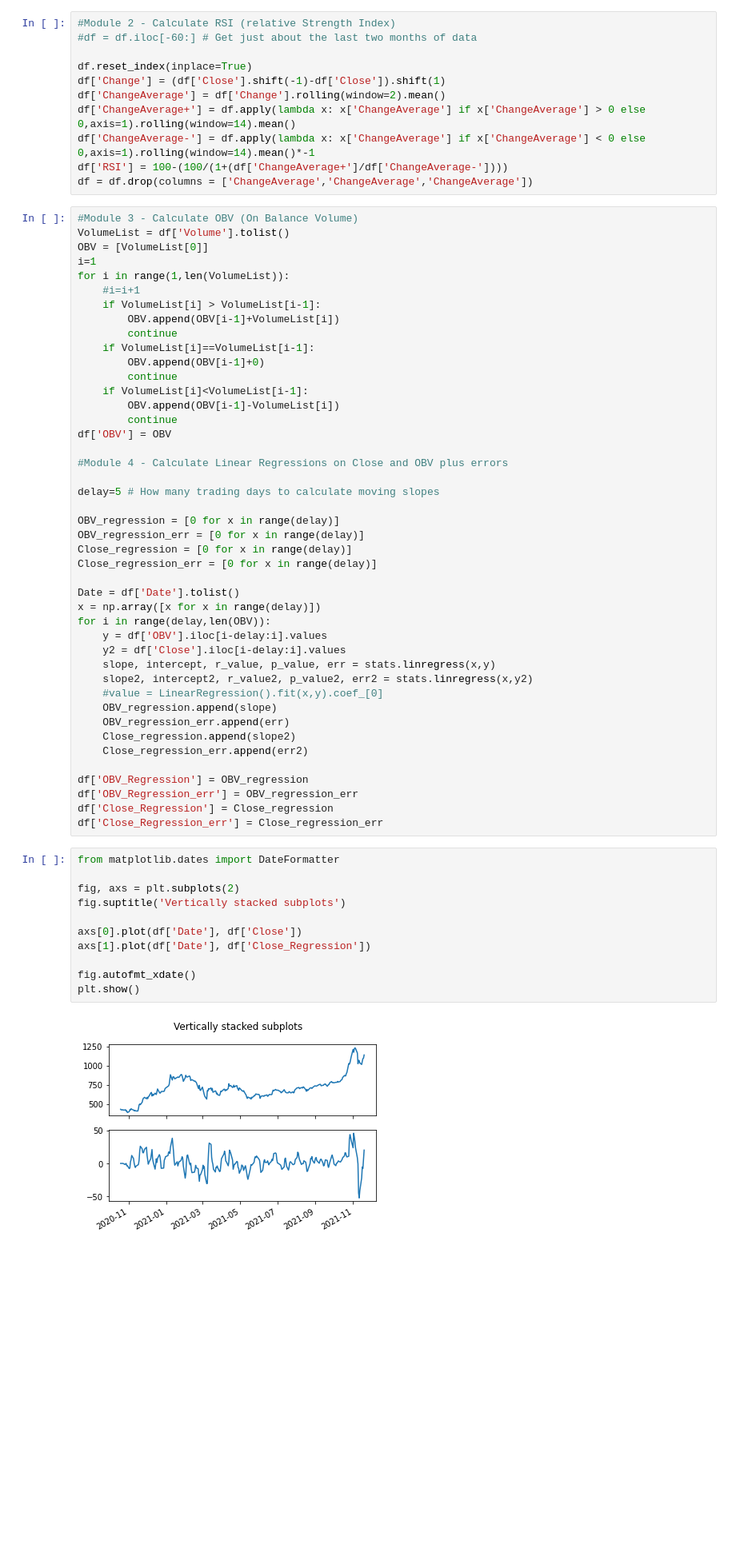
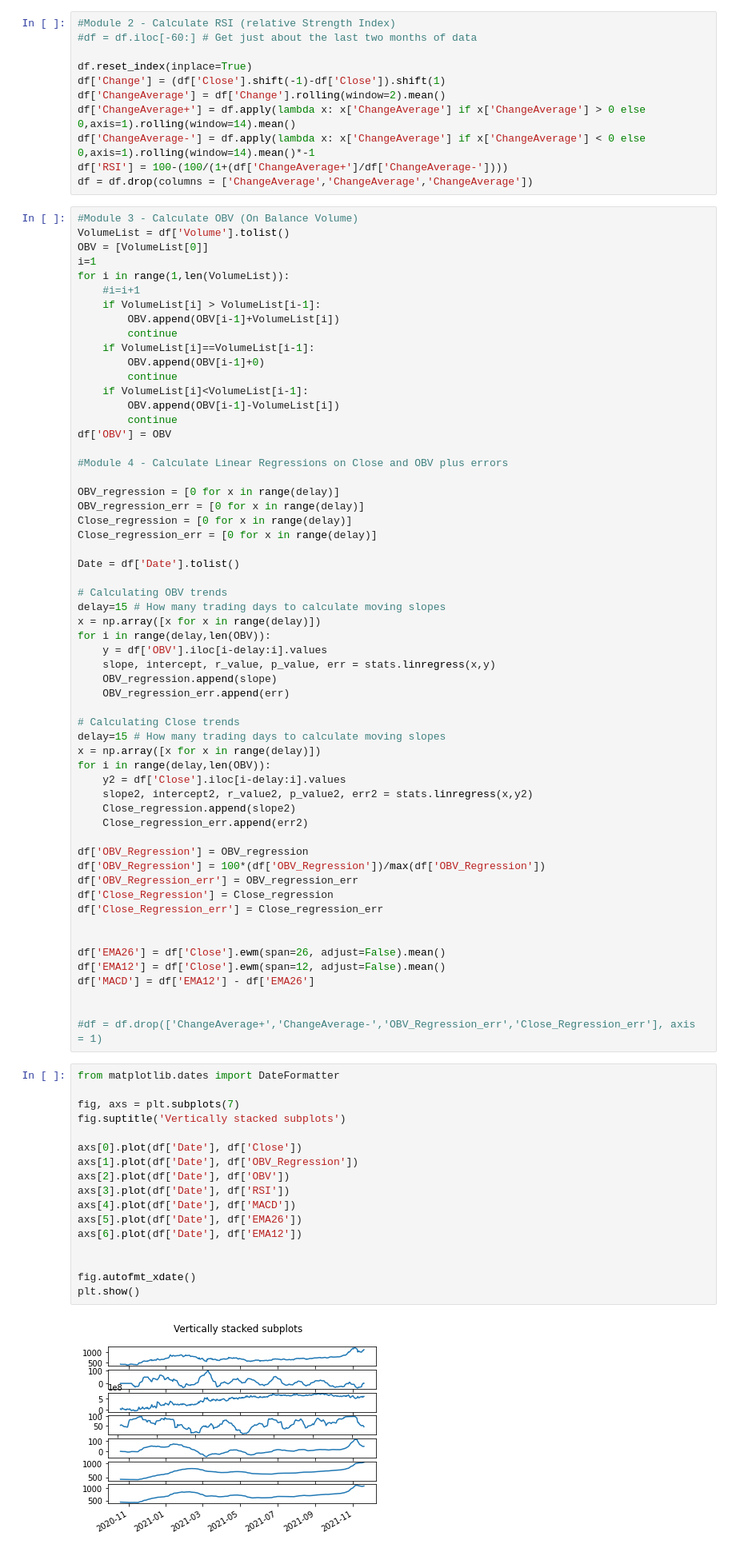
Before and after one commit to jonyjesus18/Snp1000, a Jupyter notebook: scripts/modules.ipynb, the cells around one changed output. Shown: that part at 80% size. Drawn from its saved outputs; the diff is of its cells as text; blank space fills up the shorter version.

```diff
--- a/scripts/modules.ipynb
+++ b/scripts/modules.ipynb
@@ -76,40 +76,60 @@ df['OBV'] = OBV
 
 #Module 4 - Calculate Linear Regressions on Close and OBV plus errors
 
-delay=5 # How many trading days to calculate moving slopes
-
 OBV_regression = [0 for x in range(delay)]
 OBV_regression_err = [0 for x in range(delay)]
 Close_regression = [0 for x in range(delay)]
 Close_regression_err = [0 for x in range(delay)]
 
 Date = df['Date'].tolist()
+
+# Calculating OBV trends
+delay=15 # How many trading days to calculate moving slopes
 x = np.array([x for x in range(delay)])
 for i in range(delay,len(OBV)):
     y = df['OBV'].iloc[i-delay:i].values
-    y2 = df['Close'].iloc[i-delay:i].values
     slope, intercept, r_value, p_value, err = stats.linregress(x,y)
-    slope2, intercept2, r_value2, p_value2, err2 = stats.linregress(x,y2)
-    #value = LinearRegression().fit(x,y).coef_[0]
     OBV_regression.append(slope)
     OBV_regression_err.append(err)
+
+# Calculating Close trends
+delay=15 # How many trading days to calculate moving slopes
+x = np.array([x for x in range(delay)])
+for i in range(delay,len(OBV)):
+    y2 = df['Close'].iloc[i-delay:i].values
+    slope2, intercept2, r_value2, p_value2, err2 = stats.linregress(x,y2)
     Close_regression.append(slope2)
     Close_regression_err.append(err2)
 
 df['OBV_Regression'] = OBV_regression
+df['OBV_Regression'] = 100*(df['OBV_Regression'])/max(df['OBV_Regression'])
 df['OBV_Regression_err'] = OBV_regression_err
 df['Close_Regression'] = Close_regression
 df['Close_Regression_err'] = Close_regression_err
+
+
+df['EMA26'] = df['Close'].ewm(span=26, adjust=False).mean()
+df['EMA12'] = df['Close'].ewm(span=12, adjust=False).mean()
+df['MACD'] = df['EMA12'] - df['EMA26']
+
+
+#df = df.drop(['ChangeAverage+','ChangeAverage-','OBV_Regression_err','Close_Regression_err'], axis  = 1)
 # %%
 from matplotlib.dates import DateFormatter
 
-fig, axs = plt.subplots(2)
+fig, axs = plt.subplots(7)
 fig.suptitle('Vertically stacked subplots')
 
 axs[0].plot(df['Date'], df['Close'])
-axs[1].plot(df['Date'], df['Close_Regression'])
+axs[1].plot(df['Date'], df['OBV_Regression'])
+axs[2].plot(df['Date'], df['OBV'])
+axs[3].plot(df['Date'], df['RSI'])
+axs[4].plot(df['Date'], df['MACD'])
+axs[5].plot(df['Date'], df['EMA26'])
+axs[6].plot(df['Date'], df['EMA12'])
+
 
 fig.autofmt_xdate()
 plt.show()
 # %% [output]
-[figure, old version]
+[figure, new version]
```
Also changed, not shown: parts of 5 cells of this notebook, 2 other files.
